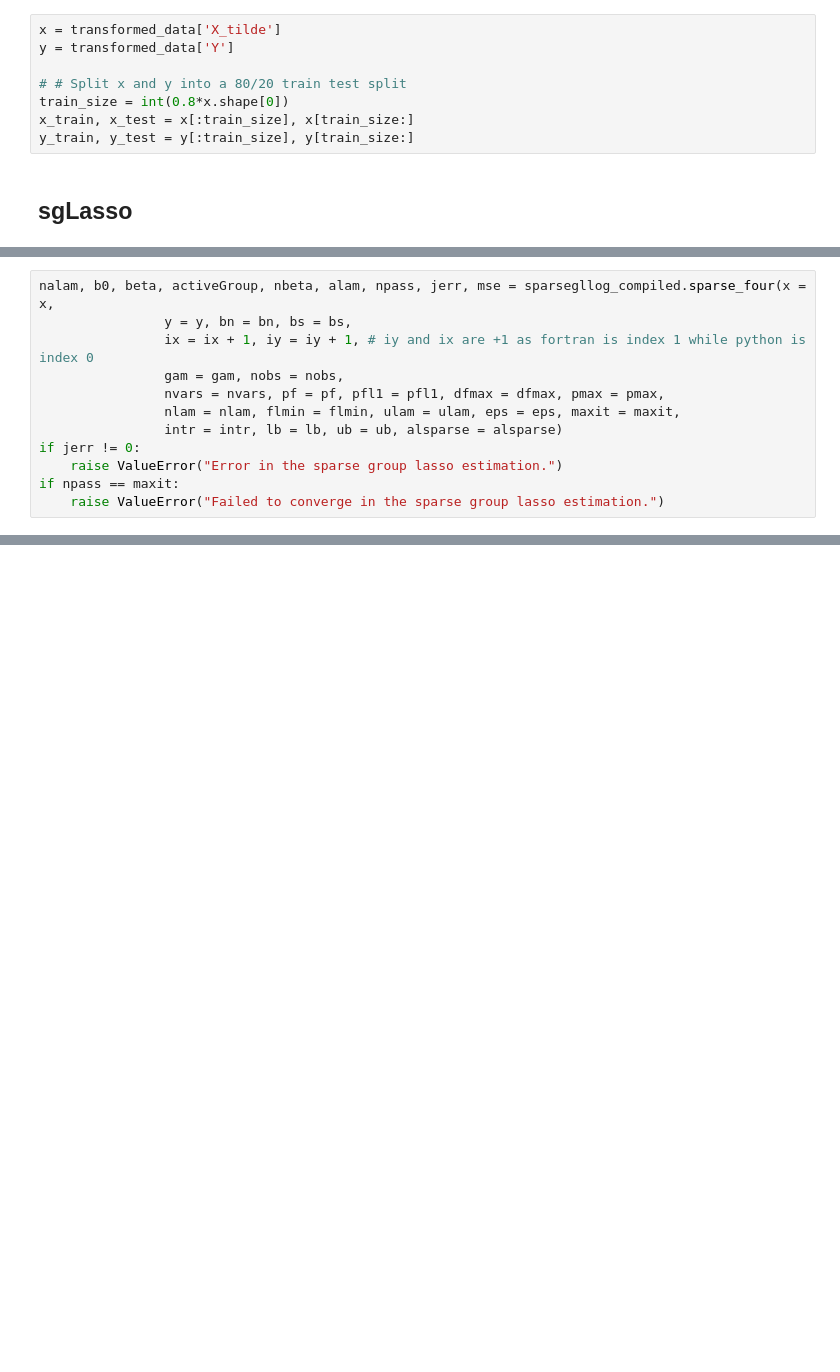
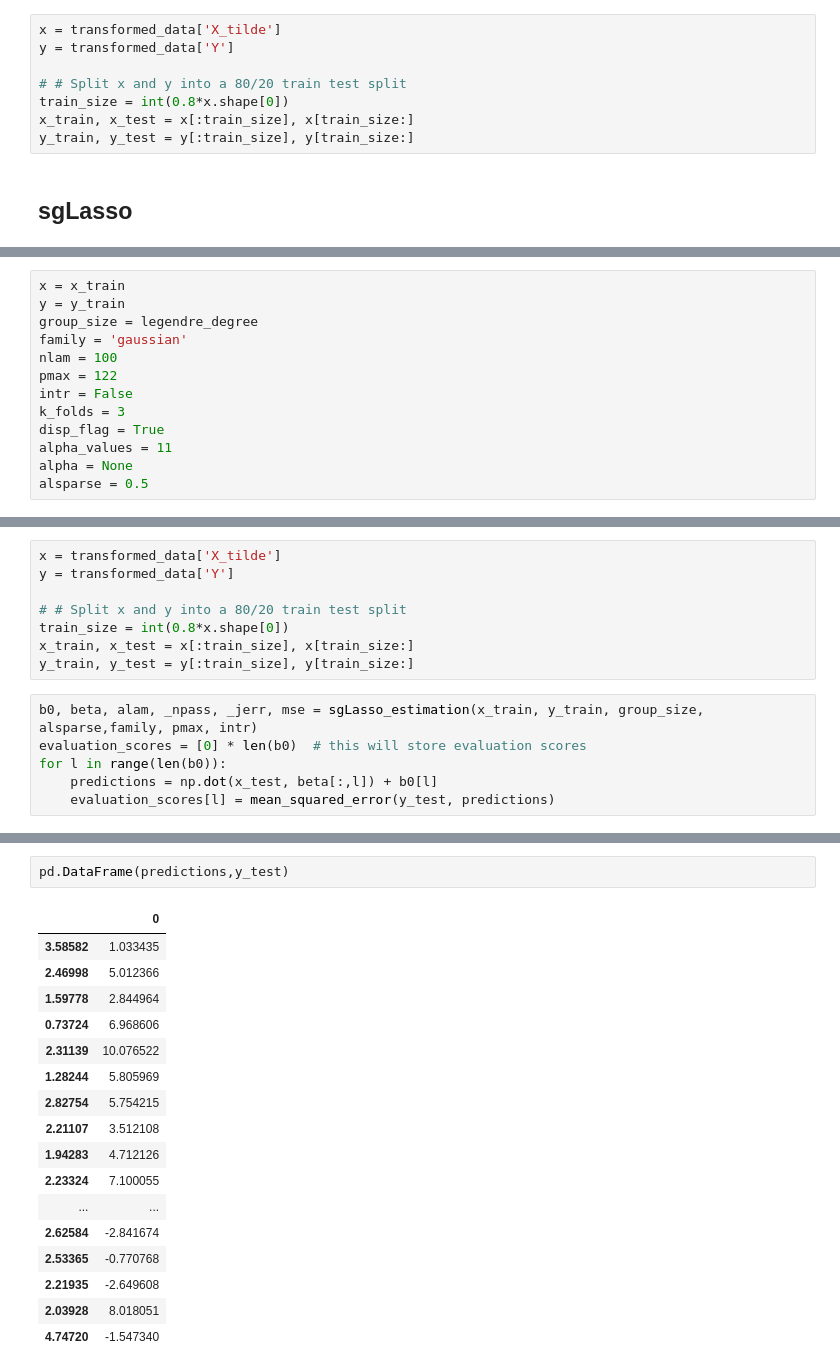
Before and after one commit to jstriaukas/midasmlpy, a Jupyter notebook: user_guide/user_guide copy.ipynb, the cells around one changed output, grey strips where cells are left out. Saved outputs shown, nothing was run; the diff lists cells and outputs as text; blank space fills up the shorter version.

Commit message:
added gaussian

```diff
--- a/user_guide/user_guide copy.ipynb
+++ b/user_guide/user_guide copy.ipynb
@@ -84,12 +53,0 @@ lb,ub = np.full(bn, -np.inf),np.full(bn, np.inf) # Lower and upper bounds for th
-# %%
-nalam, b0, beta, activeGroup, nbeta, alam, npass, jerr, mse = sparsegllog_compiled.sparse_four(x = x,
-                y = y, bn = bn, bs = bs,
-                ix = ix + 1, iy = iy + 1, # iy and ix are +1 as fortran is index 1 while python is index 0
-                gam = gam, nobs = nobs,
-                nvars = nvars, pf = pf, pfl1 = pfl1, dfmax = dfmax, pmax = pmax,
-                nlam = nlam, flmin = flmin, ulam = ulam, eps = eps, maxit = maxit,
-                intr = intr, lb = lb, ub = ub, alsparse = alsparse)
-if jerr != 0:
-    raise ValueError("Error in the sparse group lasso estimation.")
-if npass == maxit:
-    raise ValueError("Failed to converge in the sparse group lasso estimation.")
@@ -99,0 +391,13 @@ npass
+# %%
+x = x_train
+y = y_train
+group_size = legendre_degree
+family = 'gaussian'
+nlam = 100
+pmax = 122
+intr = False
+k_folds = 3
+disp_flag = True
+alpha_values = 11
+alpha = None
+alsparse = 0.5
@@ -99,0 +467,14 @@ npass
+# %%
+x = transformed_data['X_tilde']
+y = transformed_data['Y']
+
+# # Split x and y into a 80/20 train test split
+train_size = int(0.8*x.shape[0])
+x_train, x_test = x[:train_size], x[train_size:]
+y_train, y_test = y[:train_size], y[train_size:]
+# %%
+b0, beta, alam, _npass, _jerr, mse = sgLasso_estimation(x_train, y_train, group_size, alsparse,family, pmax, intr)
+evaluation_scores = [0] * len(b0)  # this will store evaluation scores
+for l in range(len(b0)):
+    predictions = np.dot(x_test, beta[:,l]) + b0[l]
+    evaluation_scores[l] = mean_squared_error(y_test, predictions)
@@ -99,0 +501,20 @@ npass
+# %%
+pd.DataFrame(predictions,y_test)
+# %% [output]
+|  | 0 |
+| 3.58582 | 1.033435 |
+| 2.46998 | 5.012366 |
+| 1.59778 | 2.844964 |
+| 0.73724 | 6.968606 |
+| 2.31139 | 10.076522 |
+| 1.28244 | 5.805969 |
+| 2.82754 | 5.754215 |
+| 2.21107 | 3.512108 |
+| 1.94283 | 4.712126 |
+| 2.23324 | 7.100055 |
+| ... | ... |
+| 2.62584 | -2.841674 |
+| 2.53365 | -0.770768 |
+| 2.21935 | -2.649608 |
+| 2.03928 | 8.018051 |
+| 4.74720 | -1.547340 |
```
Also changed, not shown: parts of 18 cells of this notebook, 7 other files.
